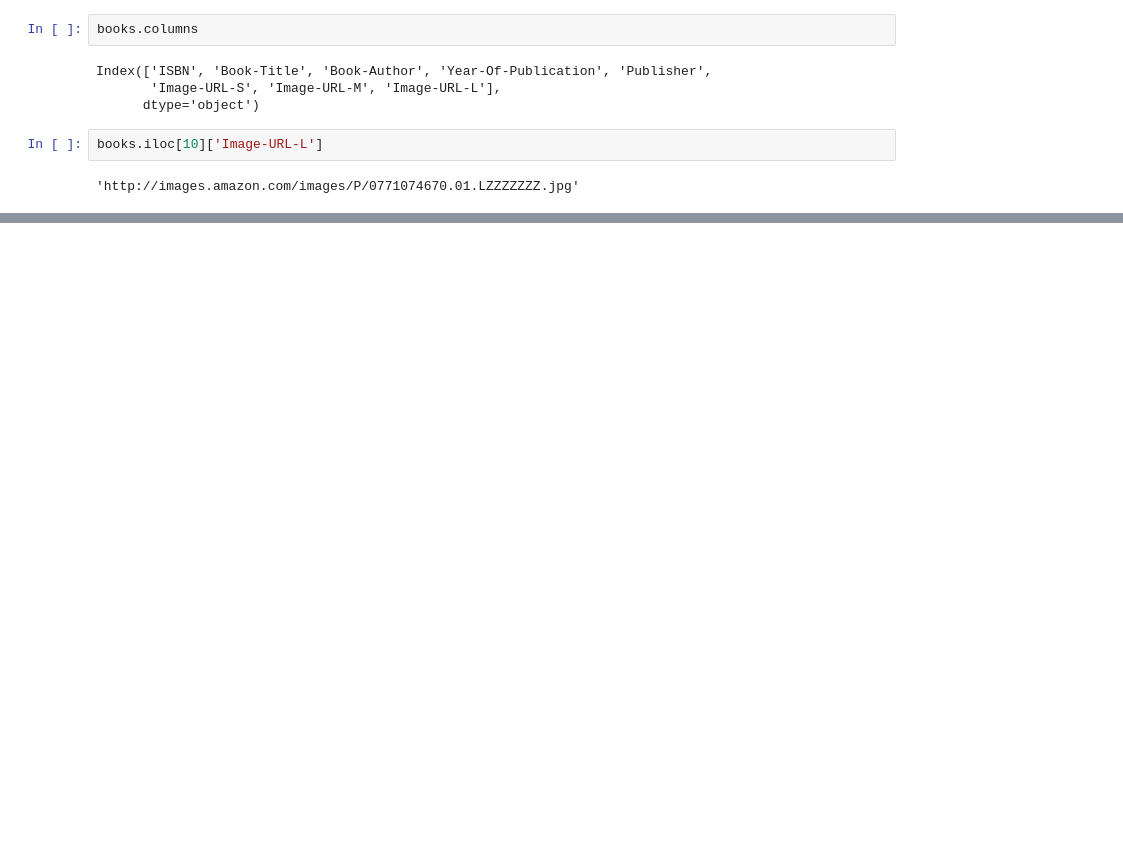
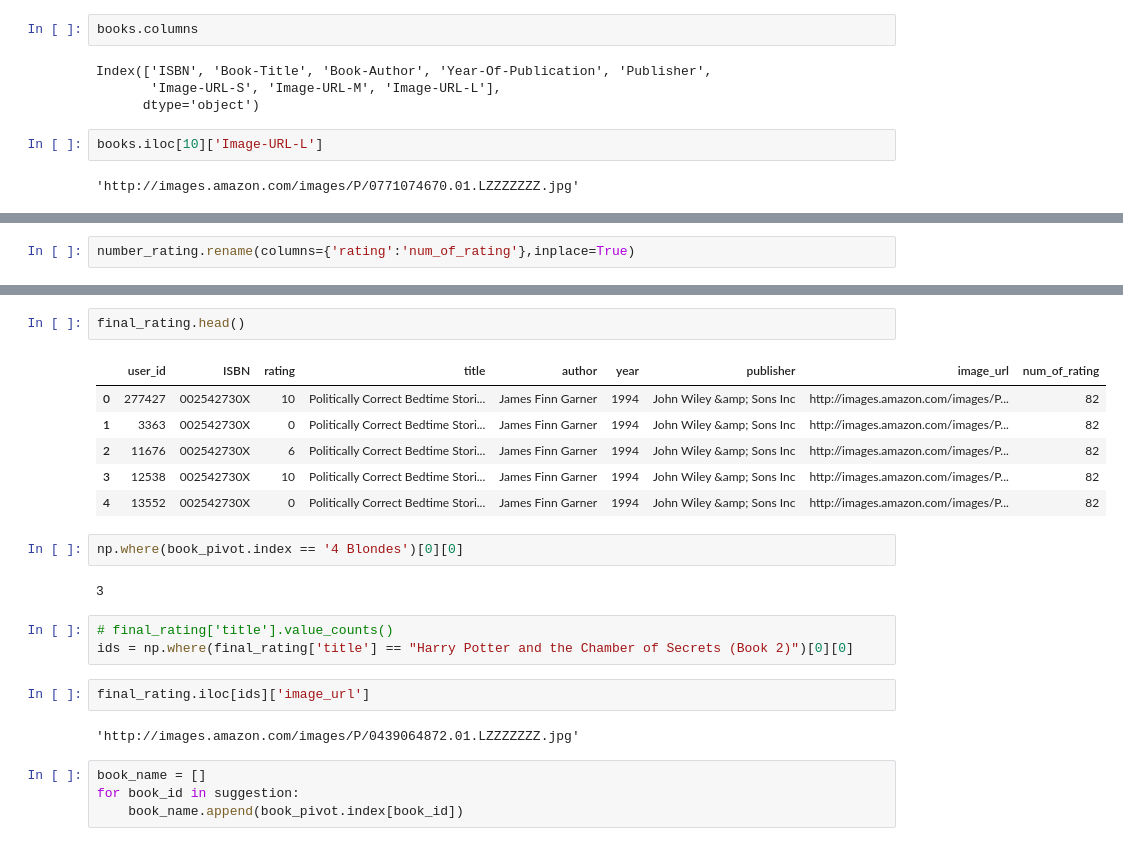
Before and after one commit to Varsanrecp/End-to-End-Book-Recommendation-System, a Jupyter notebook: notebook/research.ipynb, the cells around one changed output, grey strips where cells are left out. Cells and saved outputs as stored; diff of their text form; blank space fills up the shorter version.

```diff
--- a/notebook/research.ipynb
+++ b/notebook/research.ipynb
@@ -34,0 +180,2 @@ books.iloc[10]['Image-URL-L']
+# %%
+number_rating.rename(columns={'rating':'num_of_rating'},inplace=True)
@@ -34,0 +293,24 @@ books.iloc[10]['Image-URL-L']
+# %%
+final_rating.head()
+# %% [output]
+|  | user_id | ISBN | rating | title | author | year | publisher | image_url | num_of_rating |
+| 0 | 277427 | 002542730X | 10 | Politically Correct Bedtime Stori... | James Finn Garner | 1994 | John Wiley &amp; Sons Inc | http://images.amazon.com/images/P... | 82 |
+| 1 | 3363 | 002542730X | 0 | Politically Correct Bedtime Stori... | James Finn Garner | 1994 | John Wiley &amp; Sons Inc | http://images.amazon.com/images/P... | 82 |
+| 2 | 11676 | 002542730X | 6 | Politically Correct Bedtime Stori... | James Finn Garner | 1994 | John Wiley &amp; Sons Inc | http://images.amazon.com/images/P... | 82 |
+| 3 | 12538 | 002542730X | 10 | Politically Correct Bedtime Stori... | James Finn Garner | 1994 | John Wiley &amp; Sons Inc | http://images.amazon.com/images/P... | 82 |
+| 4 | 13552 | 002542730X | 0 | Politically Correct Bedtime Stori... | James Finn Garner | 1994 | John Wiley &amp; Sons Inc | http://images.amazon.com/images/P... | 82 |
+# %%
+np.where(book_pivot.index == '4 Blondes')[0][0]
+# %% [output]
+3
+# %%
+# final_rating['title'].value_counts()
+ids = np.where(final_rating['title'] == "Harry Potter and the Chamber of Secrets (Book 2)")[0][0]
+# %%
+final_rating.iloc[ids]['image_url']
+# %% [output]
+'http://images.amazon.com/images/P/0439064872.01.LZZZZZZZ.jpg'
+# %%
+book_name = []
+for book_id in suggestion:
+    book_name.append(book_pivot.index[book_id])
```
Also changed, not shown: parts of 47 cells of this notebook, 4 other files.
